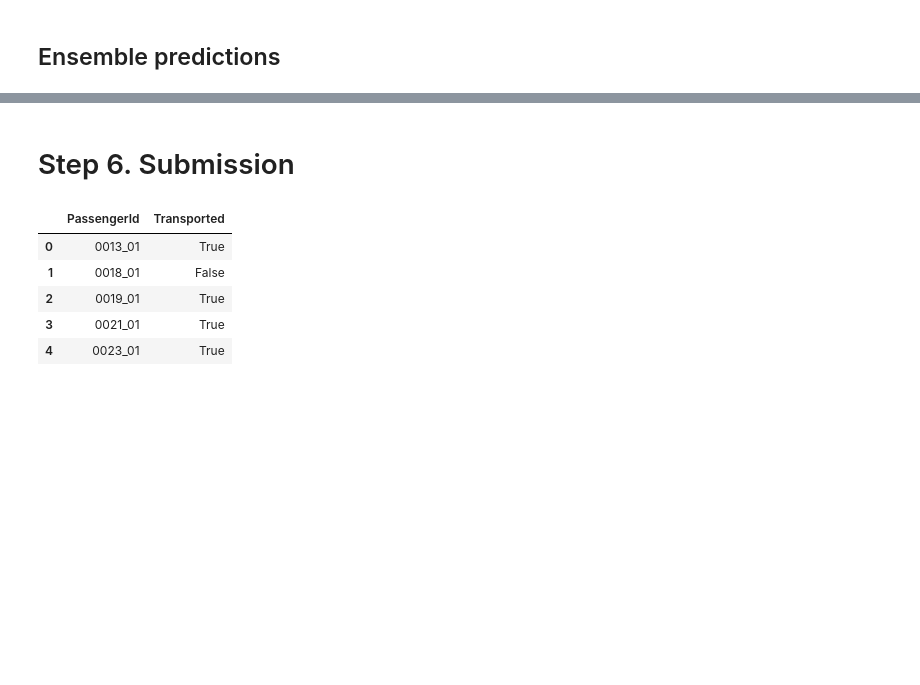
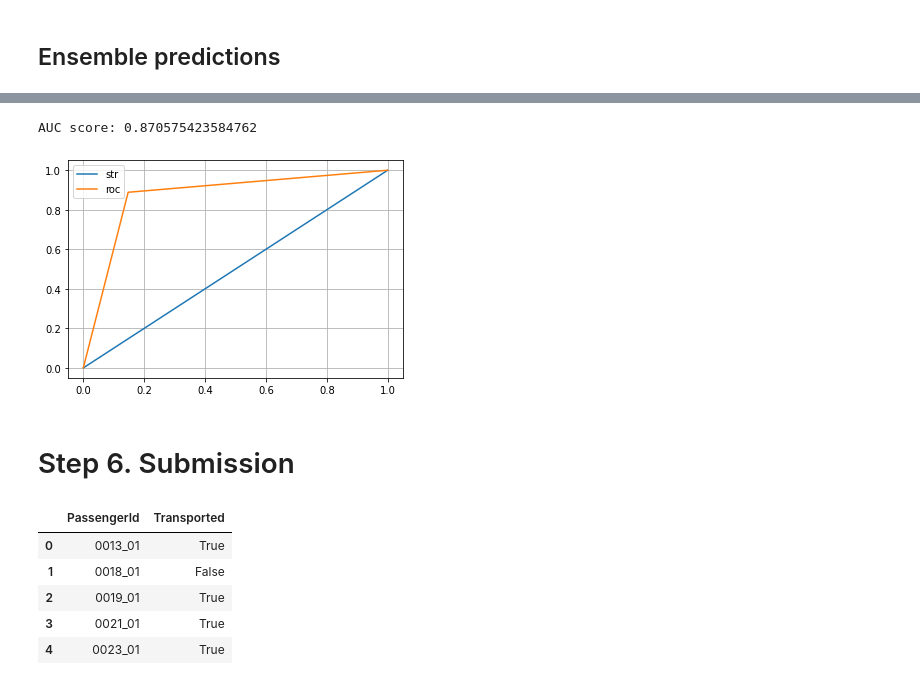
Before and after one commit to gonekng/Kaggle_Project, a Jupyter notebook: Spaceship Titanic/ml-spaceship-titanic.ipynb, the cells around one changed output, grey strips where cells are left out. Saved outputs shown, nothing was run; the diff lists cells and outputs as text; code cells hidden in the pictures; blank space fills up the shorter version.

```diff
--- a/Spaceship Titanic/ml-spaceship-titanic.ipynb
+++ b/Spaceship Titanic/ml-spaceship-titanic.ipynb
@@ -712,3 +892,16 @@ recall = 0.8627748294162244
+# %%
+fprs, tprs, thresholds = roc_curve(y_val, val_preds)
+print("AUC score:", roc_auc_score(y_val, val_preds))
+
+fig, ax = plt.subplots()
+ax.plot([0,1],[0,1],label='str')
+ax.plot(fprs, tprs, label='roc')
+ax.legend()
+ax.grid()
+plt.show()
+# %% [output]
+AUC score: 0.870575423584762
+[figure, added]
 # %% [markdown]
 # Step 6. Submission
 # %%
```
Also changed, not shown: parts of 45 cells of this notebook.
